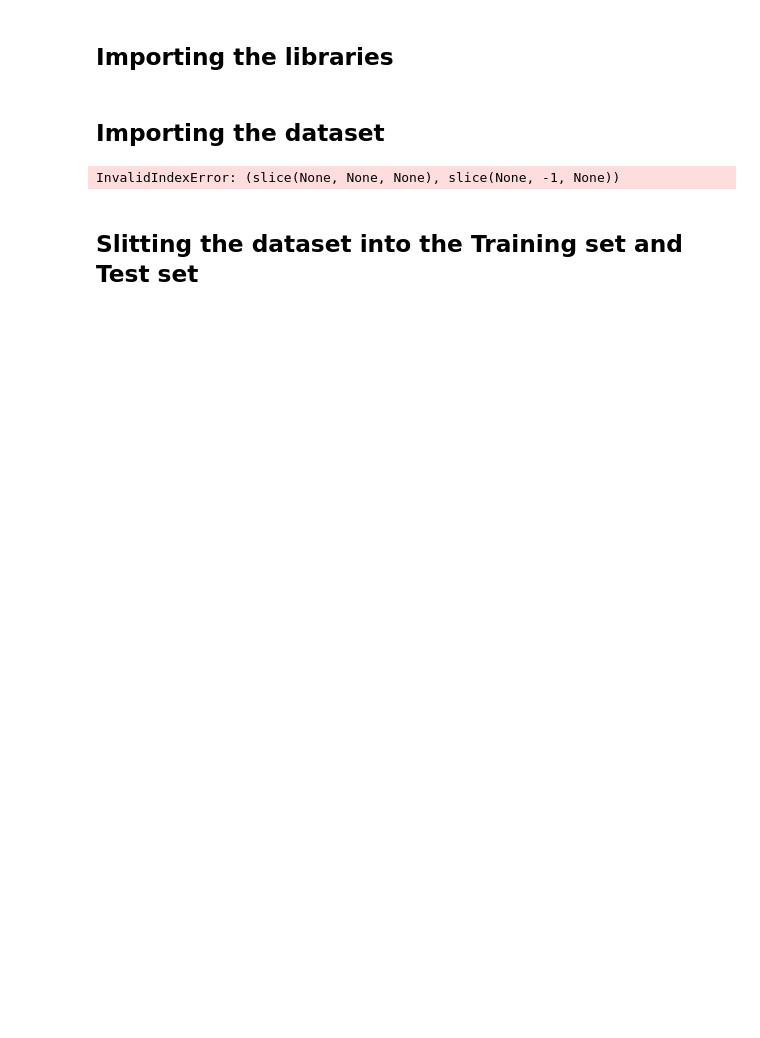
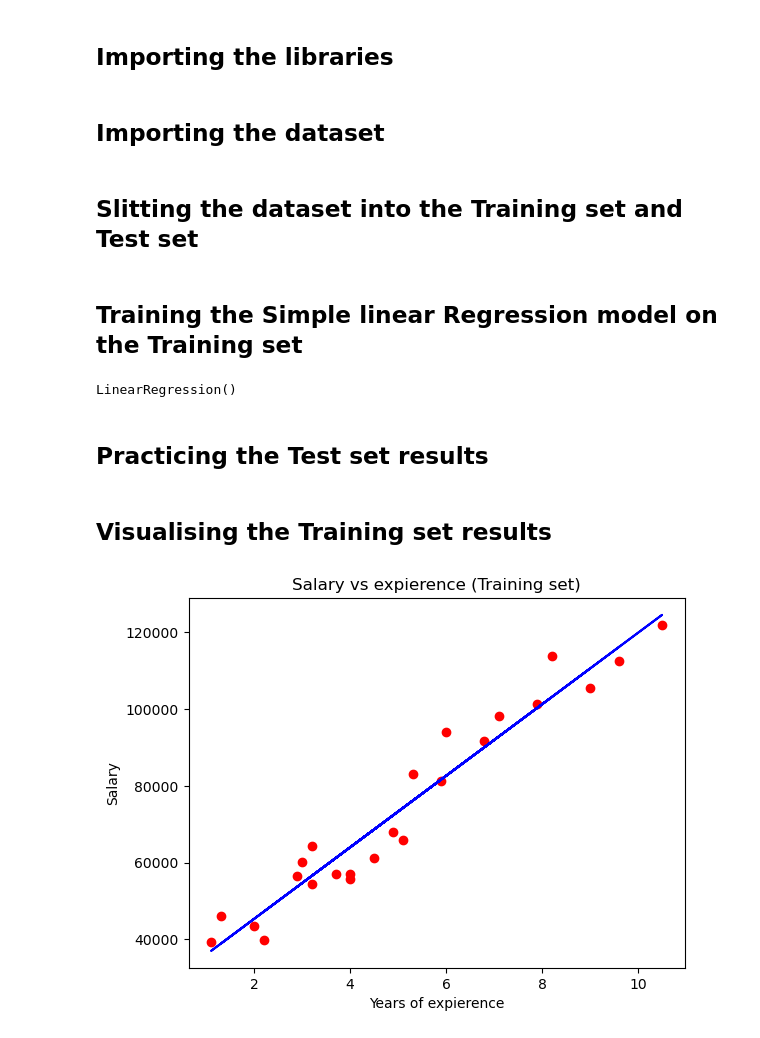
Before and after one commit to hubertwojcik/ML_, a Jupyter notebook: 02. Simple linear regression/Simple_linear_regression.ipynb, the cells around one changed output. Drawn from its saved outputs; the diff is of its cells as text; code cells hidden in the pictures; blank space fills up the shorter version.

Commit message:
Linear regression

```diff
--- a/02. Simple linear regression/Simple_linear_regression.ipynb
+++ b/02. Simple linear regression/Simple_linear_regression.ipynb
@@ -7,9 +8,20 @@ import numpy as np
 ## Importing the dataset
 # %%
 dataset = pd.read_csv("Salary_Data.csv")
-X = dataset[:,:-1].values
-y = dataset[:,-1].values
+X = dataset.iloc[:, :-1].values
+y = dataset.iloc[:, -1].values
-# %% [output]
-InvalidIndexError: (slice(None, None, None), slice(None, -1, None))
 # %% [markdown]
 ## Slitting the dataset into the Training set and Test set
+# %%
+from sklearn.model_selection import train_test_split
+X_train, X_test, y_train, y_test = train_test_split(X, y, test_size = 0.2, random_state = 0)
+# %% [markdown]
+## Training the Simple linear Regression model on the Training set
+# %%
+from sklearn.linear_model import LinearRegression
+regressor = LinearRegression()
+regressor.fit(X_train, y_train)
+# %% [output]
+LinearRegression()
+# %% [markdown]
+## Practicing the Test set results
@@ -15,0 +30,11 @@ InvalidIndexError: (slice(None, None, None), slice(None, -1, None))
+# %% [markdown]
+## Visualising the Training set results
+# %%
+plt.scatter(X_train, y_train, color = "red")
+plt.plot(X_train, regressor.predict(X_train), color = "blue")
+plt.title("Salary vs expierence (Training set)")
+plt.xlabel("Years of expierence")
+plt.ylabel("Salary")
+plt.show()
+# %% [output]
+[figure, added]
```
Also changed, not shown: parts of 4 cells of this notebook.
